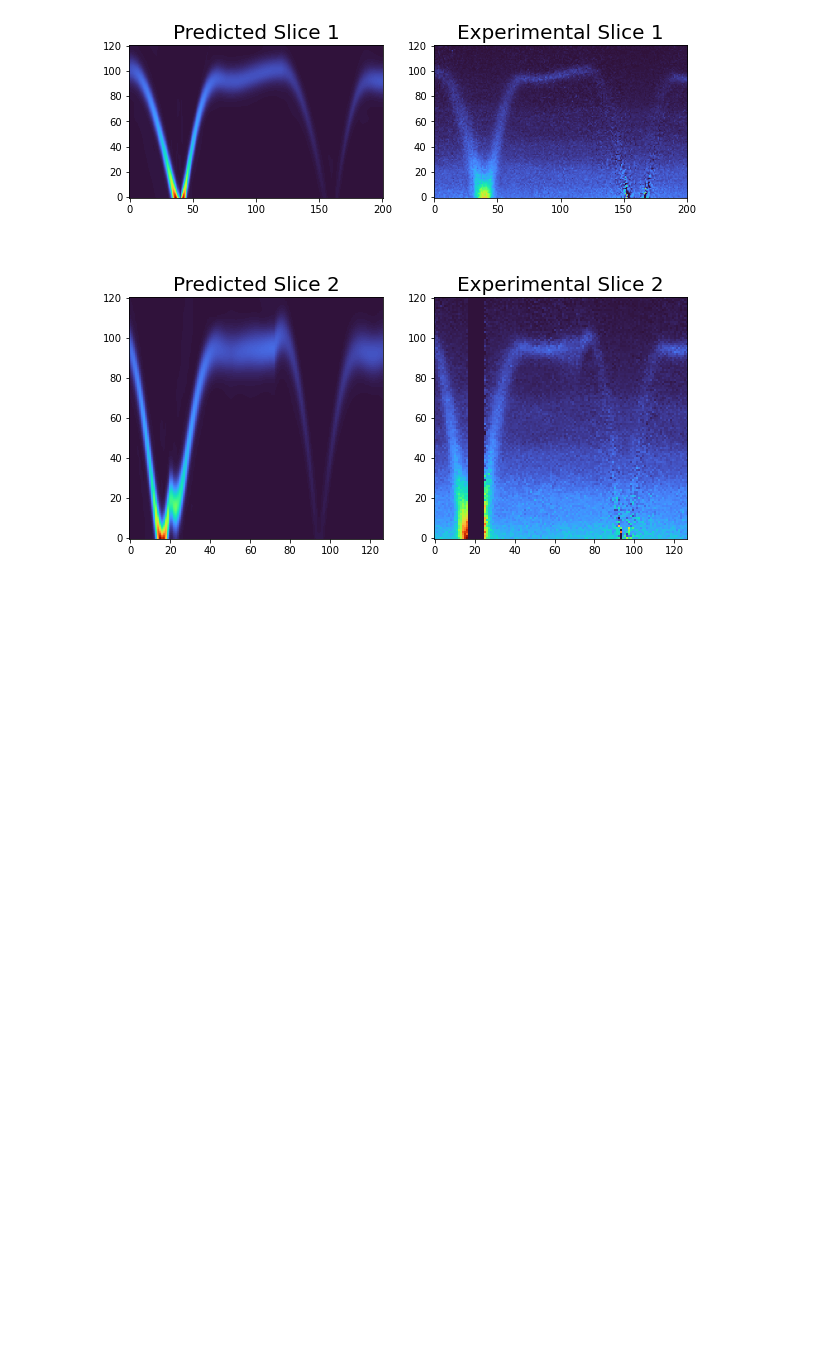
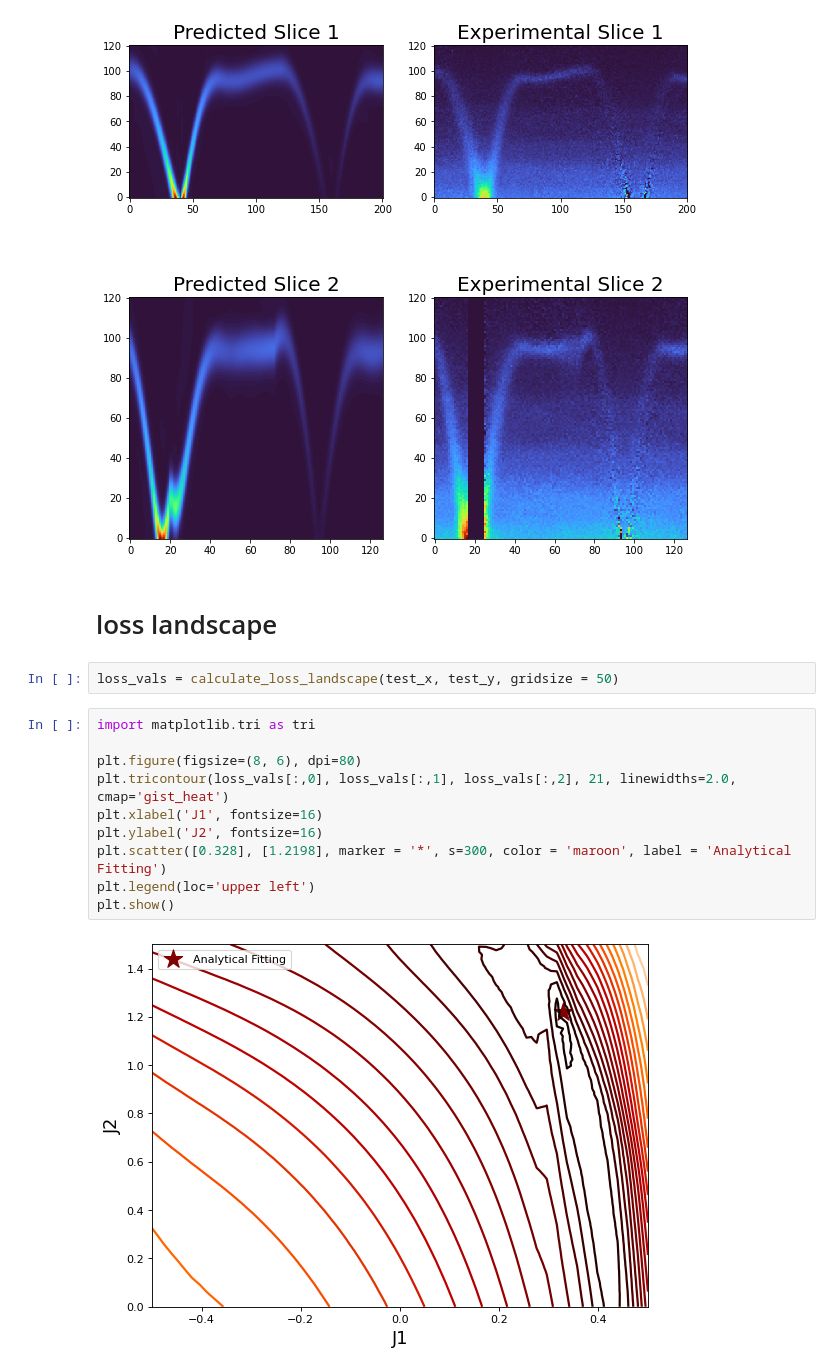
Before and after one commit to slaclab/neural-representation-sqw, a Jupyter notebook: src/test_experimental_data.ipynb, the cells around one changed output. Saved outputs shown, nothing was run; the diff lists cells and outputs as text; blank space fills up the shorter version.

```diff
--- a/src/test_experimental_data.ipynb
+++ b/src/test_experimental_data.ipynb
@@ -113,3 +113,19 @@ axs[1, 1].set_title('Experimental Slice 2', fontsize = 20)
 plt.show()
 # %% [output]
 [figure]
+# %% [markdown]
+# loss landscape
+# %%
+loss_vals = calculate_loss_landscape(test_x, test_y, gridsize = 50)
+# %%
+import matplotlib.tri as tri
+
+plt.figure(figsize=(8, 6), dpi=80)
+plt.tricontour(loss_vals[:,0], loss_vals[:,1], loss_vals[:,2], 21, linewidths=2.0, cmap='gist_heat')
+plt.xlabel('J1', fontsize=16)
+plt.ylabel('J2', fontsize=16)
+plt.scatter([0.328], [1.2198], marker = '*', s=300, color = 'maroon', label = 'Analytical Fitting')
+plt.legend(loc='upper left')
+plt.show()
+# %% [output]
+[figure, added]
```
Also changed, not shown: 2 other files.
